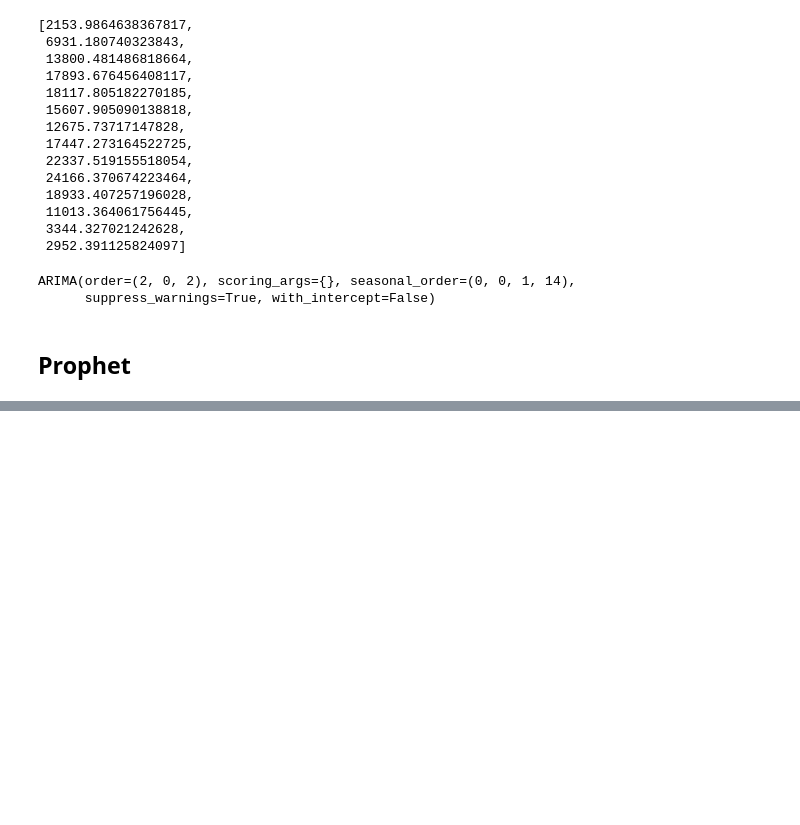
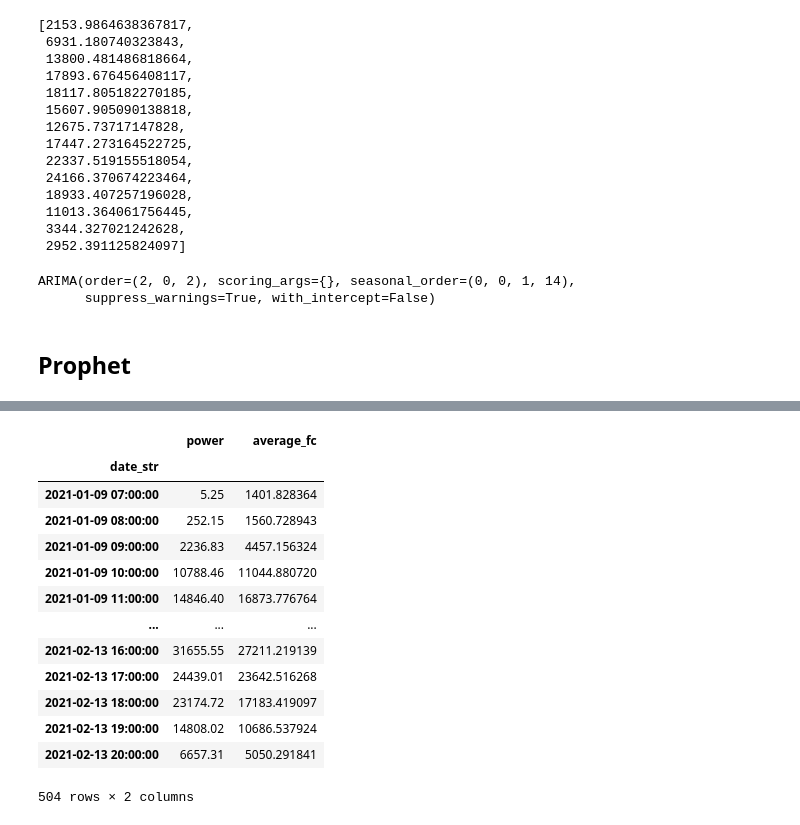
Before and after one commit to ManeeshaPerera/HTCNN-Forecasting, a Jupyter notebook: notebooks/benchmarks.ipynb, the cells around one changed output, grey strips where cells are left out. Saved outputs shown, nothing was run; the diff lists cells and outputs as text; code cells hidden in the pictures; blank space fills up the shorter version.

```diff
--- a/notebooks/benchmarks.ipynb
+++ b/notebooks/benchmarks.ipynb
@@ -181,0 +281,2 @@ new_data
+# %%
+fc_results[fc_results < 0] = 0
@@ -181,0 +290,23 @@ new_data
+# %%
+test_new = test[['power']]
+# %%
+fc_results.index = test.index
+# %%
+fc_results = fc_results.rename(columns = {'yhat': 'average_fc'})
+# %%
+pd.concat([test_new, fc_results], axis=1)
+# %% [output]
+|  | power | average_fc |
+| date_str |  |  |
+| 2021-01-09 07:00:00 | 5.25 | 1401.828364 |
+| 2021-01-09 08:00:00 | 252.15 | 1560.728943 |
+| 2021-01-09 09:00:00 | 2236.83 | 4457.156324 |
+| 2021-01-09 10:00:00 | 10788.46 | 11044.880720 |
+| 2021-01-09 11:00:00 | 14846.40 | 16873.776764 |
+| ... | ... | ... |
+| 2021-02-13 16:00:00 | 31655.55 | 27211.219139 |
+| 2021-02-13 17:00:00 | 24439.01 | 23642.516268 |
+| 2021-02-13 18:00:00 | 23174.72 | 17183.419097 |
+| 2021-02-13 19:00:00 | 14808.02 | 10686.537924 |
+| 2021-02-13 20:00:00 | 6657.31 | 5050.291841 |
+504 rows × 2 columns
```
Also changed, not shown: parts of 16 cells of this notebook, 7 other files.
